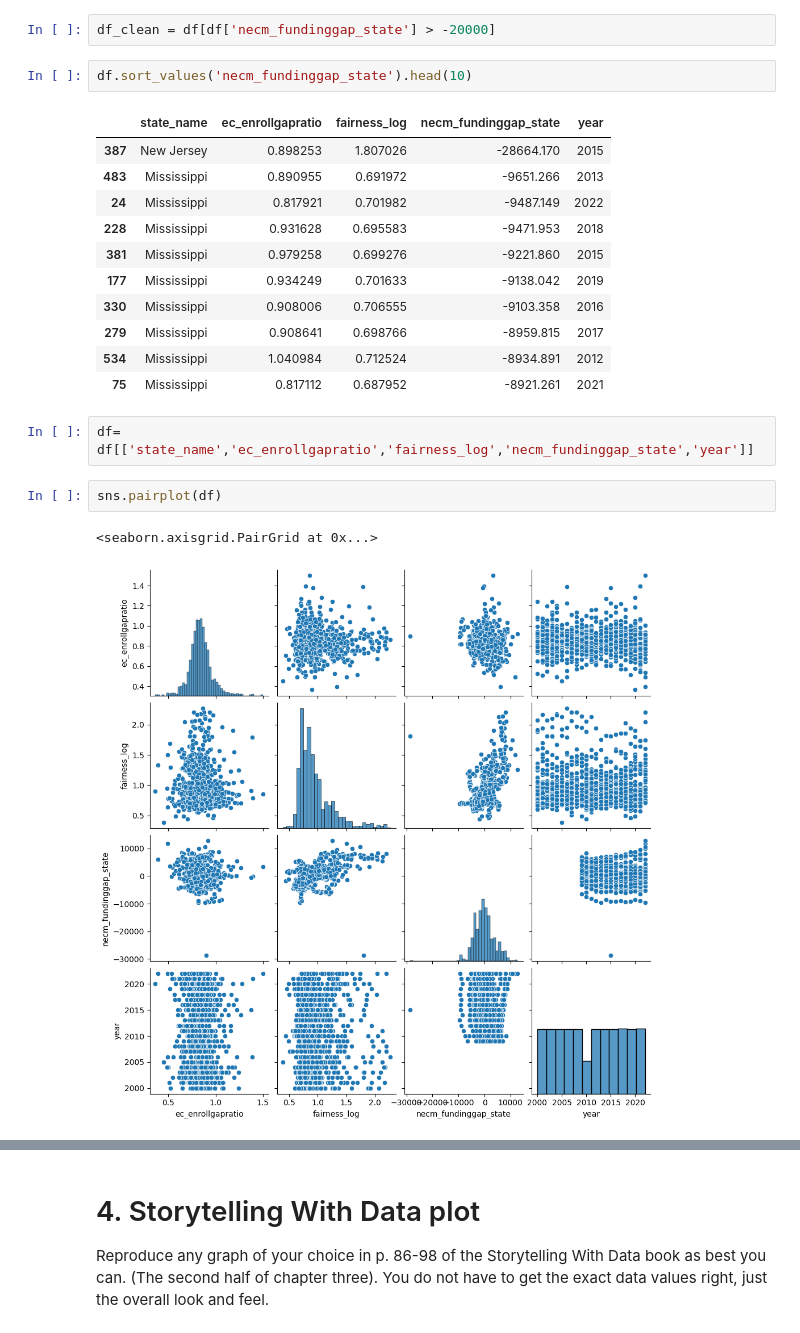
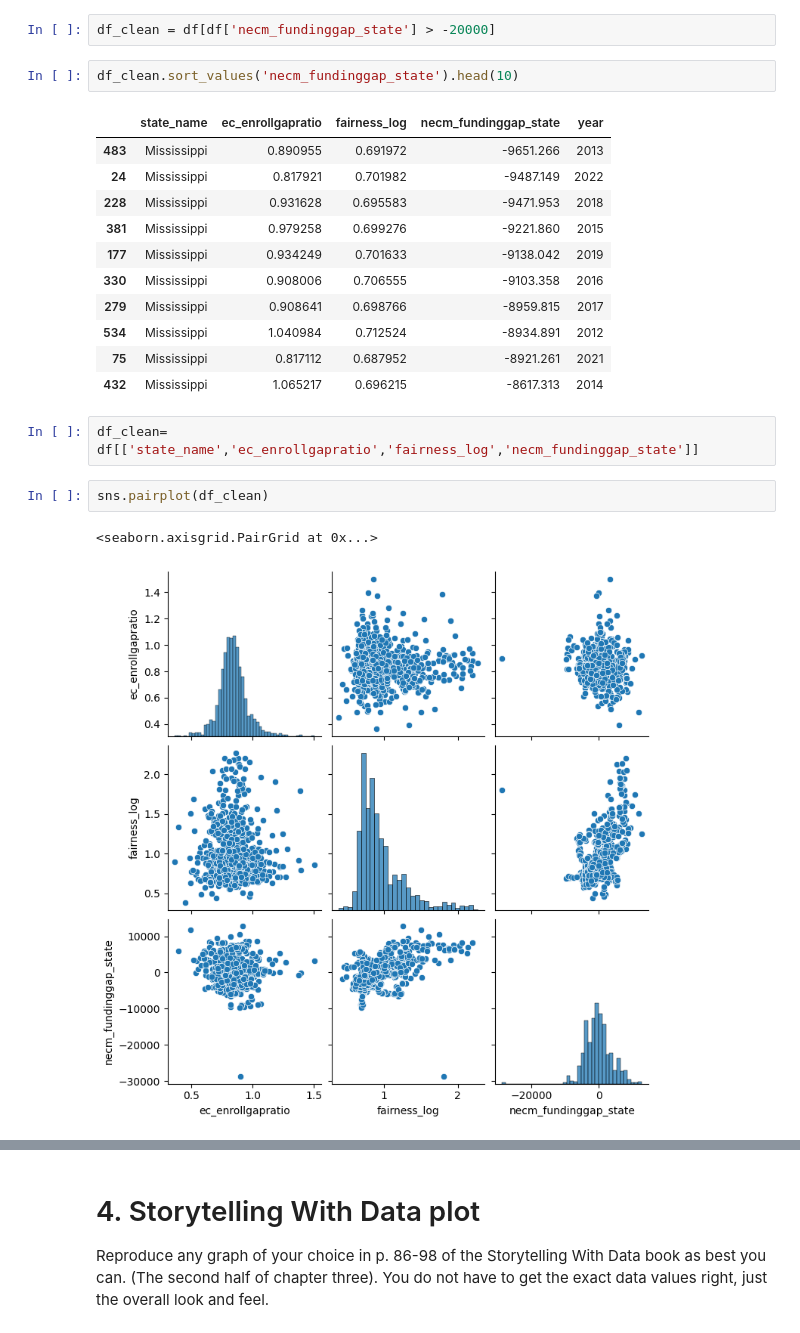
Before and after one commit to SalhaMo/Module-B-semester-2, a Jupyter notebook: Week6.ipynb, the cells around one changed output, grey strips where cells are left out. Saved outputs shown, nothing was run; the diff lists cells and outputs as text.

```diff
--- a/Week6.ipynb
+++ b/Week6.ipynb
@@ -203,10 +203,9 @@ df.sort_values('necm_fundinggap_state').head(10)
 # %%
 df_clean = df[df['necm_fundinggap_state'] > -20000]
 # %%
-df.sort_values('necm_fundinggap_state').head(10)
+df_clean.sort_values('necm_fundinggap_state').head(10)
 # %% [output]
 |  | state_name | ec_enrollgapratio | fairness_log | necm_fundinggap_state | year |
-| 387 | New Jersey | 0.898253 | 1.807026 | -28664.170 | 2015 |
 | 483 | Mississippi | 0.890955 | 0.691972 | -9651.266 | 2013 |
 | 24 | Mississippi | 0.817921 | 0.701982 | -9487.149 | 2022 |
 | 228 | Mississippi | 0.931628 | 0.695583 | -9471.953 | 2018 |
@@ -216,10 +215,11 @@ df.sort_values('necm_fundinggap_state').head(10)
 | 279 | Mississippi | 0.908641 | 0.698766 | -8959.815 | 2017 |
 | 534 | Mississippi | 1.040984 | 0.712524 | -8934.891 | 2012 |
 | 75 | Mississippi | 0.817112 | 0.687952 | -8921.261 | 2021 |
+| 432 | Mississippi | 1.065217 | 0.696215 | -8617.313 | 2014 |
 # %%
-df= df[['state_name','ec_enrollgapratio','fairness_log','necm_fundinggap_state','year']]
+df_clean= df[['state_name','ec_enrollgapratio','fairness_log','necm_fundinggap_state']]
 # %%
-sns.pairplot(df)
+sns.pairplot(df_clean)
 # %% [output]
 <seaborn.axisgrid.PairGrid at 0x...>
-[figure, old version]
+[figure, new version]
```
Also changed, not shown: parts of 2 cells of this notebook.
